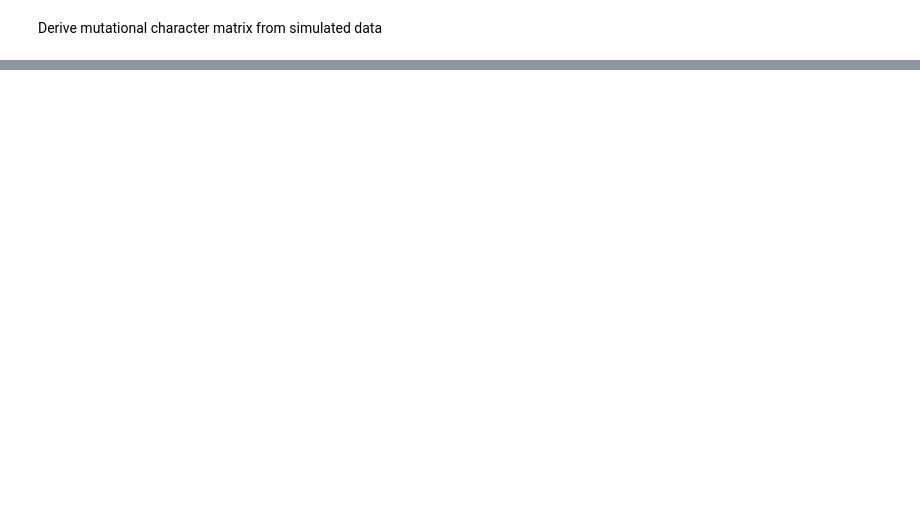
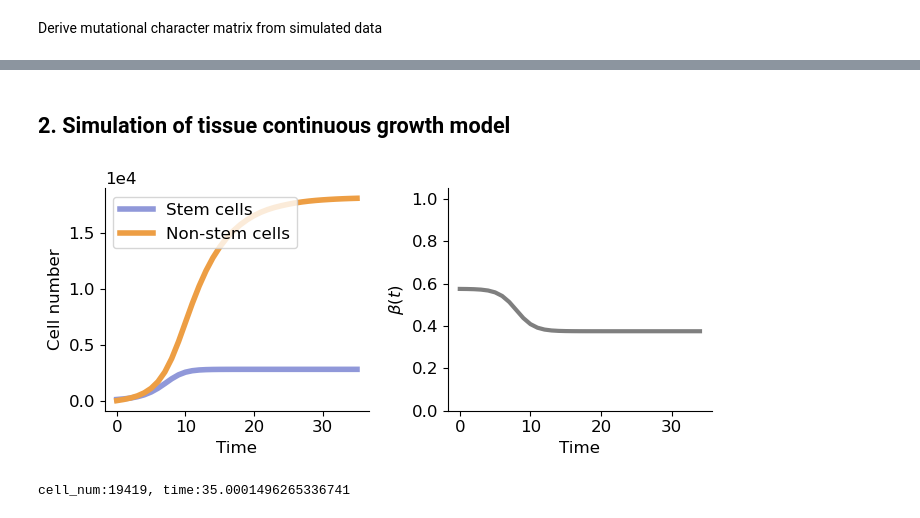
Before and after one commit to kunwang34/scPhyloX, a Jupyter notebook: source/notebooks/Simulation.ipynb, the cells around one changed output, grey strips where cells are left out. Drawn from its saved outputs; the diff is of its cells as text; code cells hidden in the pictures; blank space fills up the shorter version.

```diff
--- a/source/notebooks/Simulation.ipynb
+++ b/source/notebooks/Simulation.ipynb
@@ -77,0 +94,34 @@ seqtab = seqtab[np.random.choice(range(seqtab.shape[0]), 500, replace=False)]
+# %% [markdown]
+## 2. Simulation of tissue continuous growth model
+# %%
+d, p, r, a, b, k, t0 = (0.2, 0.6, 1.3, 0.2, 0.375, 0.8, 8)
+K = 35
+t = range(K)
+x0 = [100, 0]
+
+sol = solve_ivp(spx.sim_tissue.cellnumber, t_span=(0, K), y0=x0, t_eval=range(K+1),
+                method='RK45', args=(a, b, k, t0, p, r, d))
+fig, ax = plt.subplots(1, 2, figsize=(7,3.2))
+ax[0].plot(sol.t, sol.y[0], label='Stem cells', c='#9098d9', lw=4)
+ax[0].plot(sol.t, sol.y[1], label='Non-stem cells', c='#ed9e44', lw=4)
+ax[0].legend(loc=2)
+ax[1].plot(spx.sim_tissue.bt(np.array(t), a, b, k, t0), lw=3, c='tab:gray')
+ax[0].set_xlabel('Time')
+ax[1].set_xlabel('Time')
+ax[0].set_ylabel('Cell number')
+ax[1].set_ylabel(r'$\beta(t)$')
+ax[1].set_ylim([0,1.05])
+
+ax[0].ticklabel_format (style='sci', scilimits= (-1,2), axis='y')
+plt.tight_layout()
+ax[1].spines['right'].set_visible(False)
+ax[1].spines['top'].set_visible(False)
+ax[0].spines['right'].set_visible(False)
+ax[0].spines['top'].set_visible(False)
+# %% [output]
+[figure, added]
+# %%
+mu = 2
+system = spx.sim_tissue.simulation(x0, K, mu, a, b, p, r, k, d, t0)
+# %% [output]
+cell_num:19419, time:35.0001496265336741
```
Also changed, not shown: parts of 11 cells of this notebook, 9 other files.
